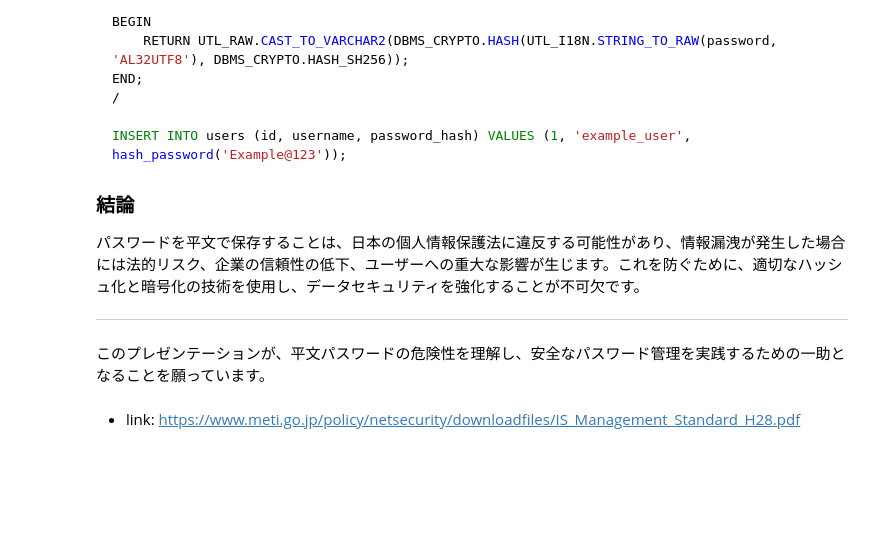
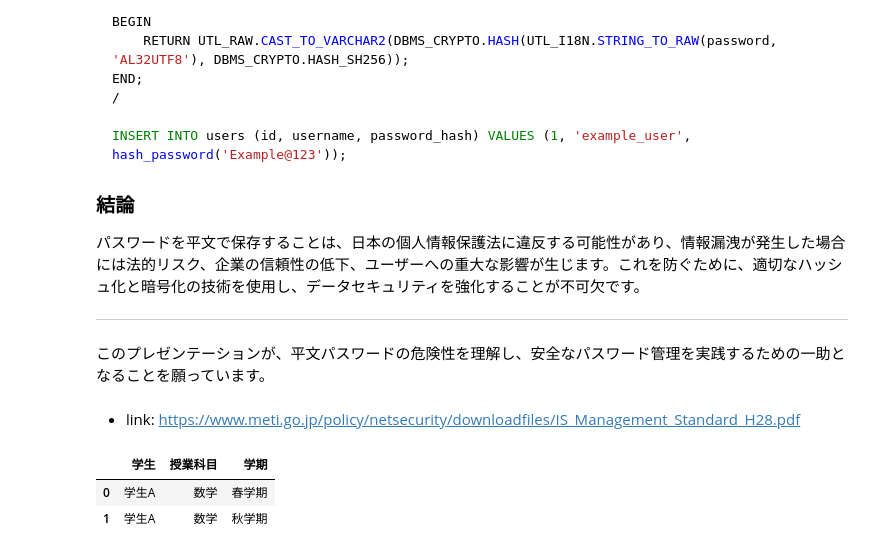
Before and after one commit to phonon-py/DatabaseSpecialistStudy, a Jupyter notebook: main.v3.ipynb, the cells around one changed output. Cells and saved outputs as stored; diff of their text form; code cells hidden in the pictures; blank space fills up the shorter version.

```diff
--- a/main.v3.ipynb
+++ b/main.v3.ipynb
@@ -2693,3 +2693,70 @@ INSERT INTO users (id, username, password_hash) VALUES (1, 'example_user', hash_
 このプレゼンテーションが、平文パスワードの危険性を理解し、安全なパスワード管理を実践するための一助となることを願っています。
 # %% [markdown]
 - link: https://www.meti.go.jp/policy/netsecurity/downloadfiles/IS_Management_Standard_H28.pdf
+# %%
+from sqlalchemy import create_engine, Column, Integer, String, Table, ForeignKey, MetaData
+from sqlalchemy.orm import relationship, declarative_base, sessionmaker
+import pandas as pd
+
+# データベースの設定
+engine = create_engine('sqlite:///:memory:')
+Base = declarative_base()
+metadata = MetaData()
+
+# テーブル定義
+class Student(Base):
+    __tablename__ = 'students'
+    id = Column(Integer, primary_key=True)
+    name = Column(String)
+
+class Subject(Base):
+    __tablename__ = 'subjects'
+    id = Column(Integer, primary_key=True)
+    name = Column(String)
+
+class Semester(Base):
+    __tablename__ = 'semesters'
+    id = Column(Integer, primary_key=True)
+    name = Column(String)
+
+class Enrollment(Base):
+    __tablename__ = 'enrollments'
+    id = Column(Integer, primary_key=True)
+    student_id = Column(Integer, ForeignKey('students.id'))
+    subject_id = Column(Integer, ForeignKey('subjects.id'))
+    semester_id = Column(Integer, ForeignKey('semesters.id'))
+
+    student = relationship("Student")
+    subject = relationship("Subject")
+    semester = relationship("Semester")
+
+Base.metadata.create_all(engine)
+
+# セッション作成
+Session = sessionmaker(bind=engine)
+session = Session()
+
+# データ追加
+student1 = Student(name="学生A")
+subject1 = Subject(name="数学")
+semester1 = Semester(name="春学期")
+semester2 = Semester(name="秋学期")
+
+session.add_all([student1, subject1, semester1, semester2])
+session.commit()
+
+# 履修登録
+enrollment1 = Enrollment(student=student1, subject=subject1, semester=semester1)
+enrollment2 = Enrollment(student=student1, subject=subject1, semester=semester2)
+
+session.add_all([enrollment1, enrollment2])
+session.commit()
+
+# データ確認
+enrollments = session.query(Enrollment).all()
+df = pd.DataFrame([{"学生": e.student.name, "授業科目": e.subject.name, "学期": e.semester.name} for e in enrollments])
+df
+# %% [output]
+|  | 学生 | 授業科目 | 学期 |
+| 0 | 学生A | 数学 | 春学期 |
+| 1 | 学生A | 数学 | 秋学期 |
```
Also changed, not shown: parts of 3 cells of this notebook, 4 other files.
